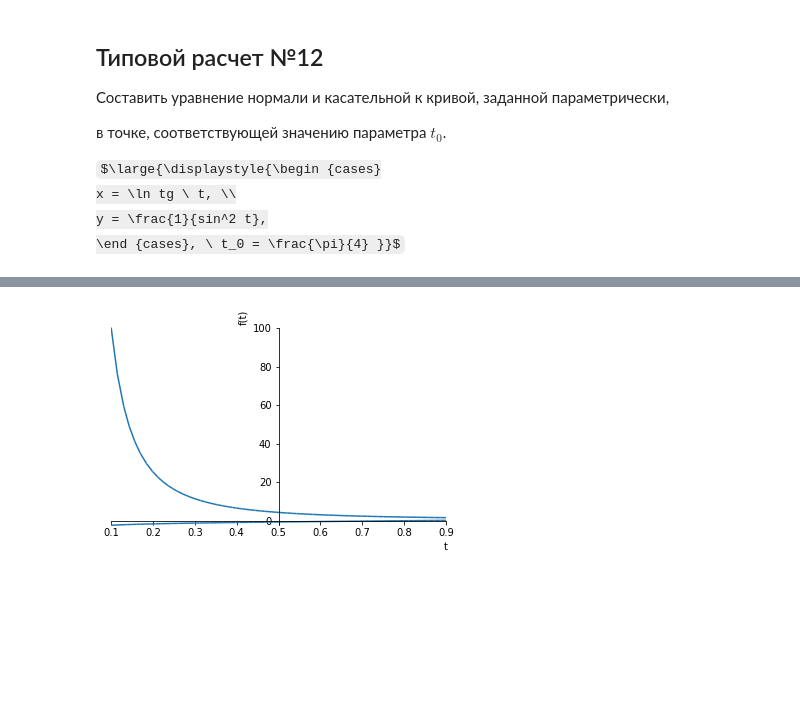
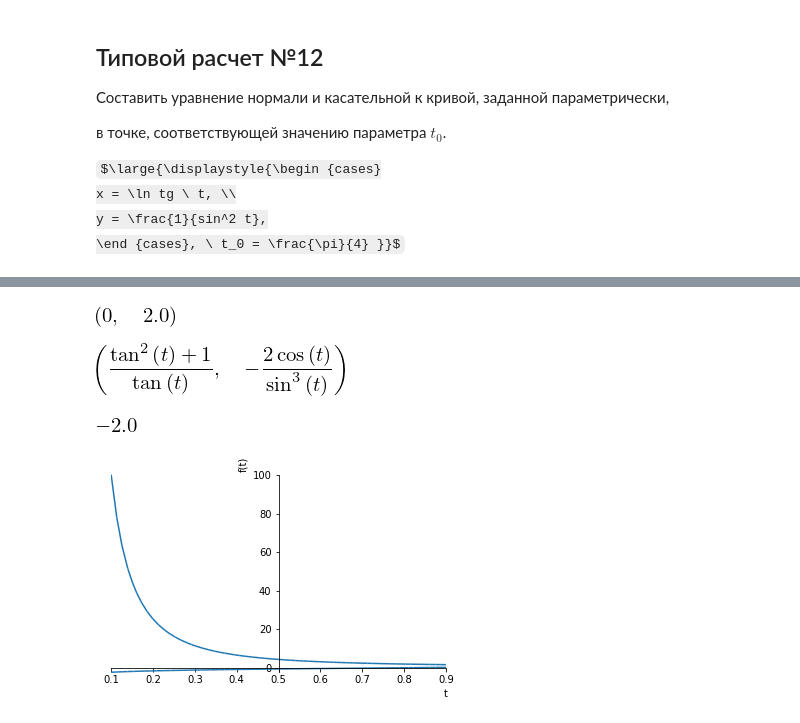
Before and after one commit to OlgaBelitskaya/math_20182019, a Jupyter notebook: mathanalysis_standardcalc209-215.ipynb, the cells around one changed output, grey strips where cells are left out. Saved outputs shown, nothing was run; the diff lists cells and outputs as text; code cells hidden in the pictures; some formulas as TeX source; blank space fills up the shorter version.

```diff
--- a/mathanalysis_standardcalc209-215.ipynb
+++ b/mathanalysis_standardcalc209-215.ipynb
@@ -211,6 +243,18 @@ y = \frac{1}{sin^2 t},
 t = Symbol('t')
 x = log(tan(t))
 y = 1 / sin(t) ** 2
+# %%
+x.evalf(subs={t:pi/4}), y.evalf(subs={t:pi/4})
+# %% [output]
+[figure, added]
+# %%
+diff(x, t), diff(y, t)
+# %% [output]
+[figure, added]
+# %%
+diff(y, t).evalf(subs={t:pi/4}) / diff(x, t).evalf(subs={t:pi/4})
+# %% [output]
+[figure, added]
 # %%
 plot(x,y, (t, 0.1,0.9));
 # %% [output]
```
Also changed, not shown: parts of 5 cells of this notebook.
